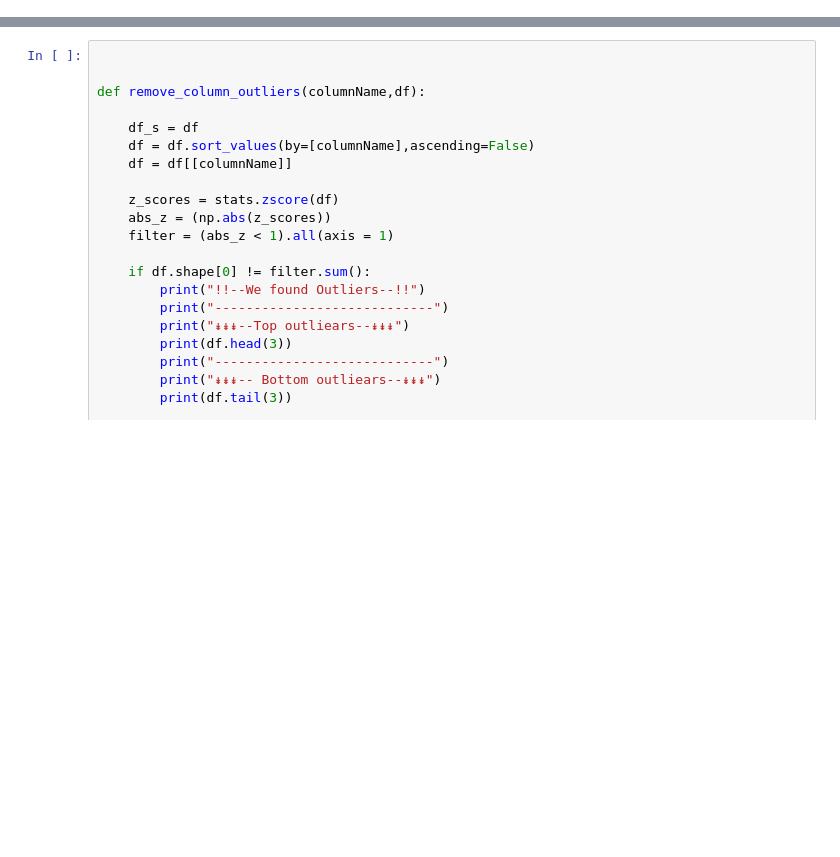
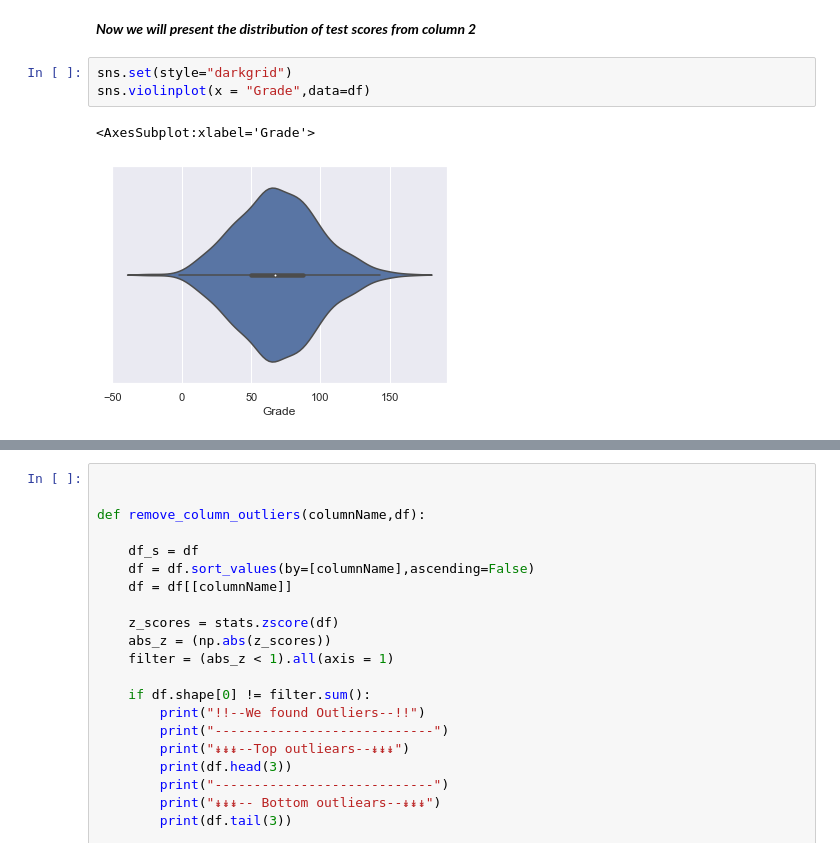
Before and after one commit to TomerHason/Tomer-Projects, a Jupyter notebook: Math/Descriptive Statistics.ipynb, the cells around one changed output, grey strips where cells are left out. Drawn from its saved outputs; the diff is of its cells as text; blank space fills up the shorter version.

```diff
--- a/Math/Descriptive Statistics.ipynb
+++ b/Math/Descriptive Statistics.ipynb
@@ -6,0 +44,8 @@ import matplotlib.pyplot as plt
+# %% [markdown]
+***Now we will present the distribution of test scores from column 2***
+# %%
+sns.set(style="darkgrid")
+sns.violinplot(x = "Grade",data=df)
+# %% [output]
+<AxesSubplot:xlabel='Grade'>
+[figure, added]
```
Also changed, not shown: parts of 15 cells of this notebook, 6 other files.
